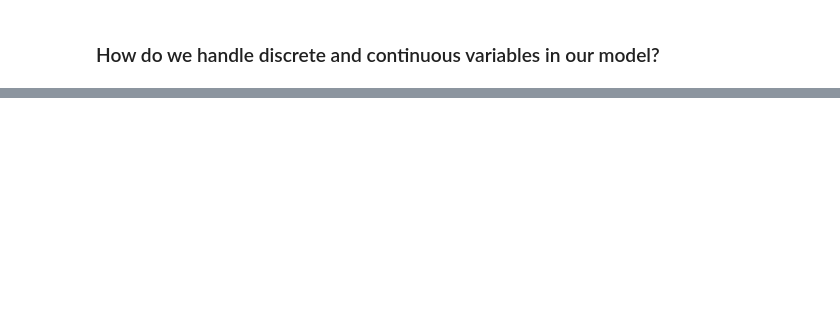
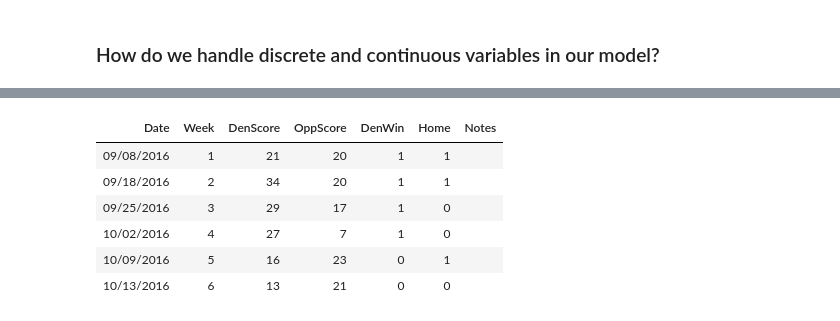
Before and after one commit to focods/WonderfulML, a Jupyter notebook: docs/solutions/session03_r.ipynb, the cells around one changed output, grey strips where cells are left out. Saved outputs shown, nothing was run; the diff lists cells and outputs as text; code cells hidden in the pictures; blank space fills up the shorter version.

Commit message:
add 2016 Broncos logistic reg'n analysis and graphic to r nb

```diff
--- a/docs/solutions/session03_r.ipynb
+++ b/docs/solutions/session03_r.ipynb
@@ -259,0 +360,12 @@ In R, the **glm** function
+# %%
+data_path <- "https://raw.githubusercontent.com/MichaelSzczepaniak/WonderfulML/master/data/broncos2016.csv"
+broncos_data <- read.csv(data_path)
+head(broncos_data)
+# %% [output]
+| Date | Week | DenScore | OppScore | DenWin | Home | Notes |
+| 09/08/2016 | 1 | 21 | 20 | 1 | 1 |  |
+| 09/18/2016 | 2 | 34 | 20 | 1 | 1 |  |
+| 09/25/2016 | 3 | 29 | 17 | 1 | 0 |  |
+| 10/02/2016 | 4 | 27 | 7 | 1 | 0 |  |
+| 10/09/2016 | 5 | 16 | 23 | 0 | 1 |  |
+| 10/13/2016 | 6 | 13 | 21 | 0 | 0 |  |
```
Also changed, not shown: parts of 23 cells of this notebook.
